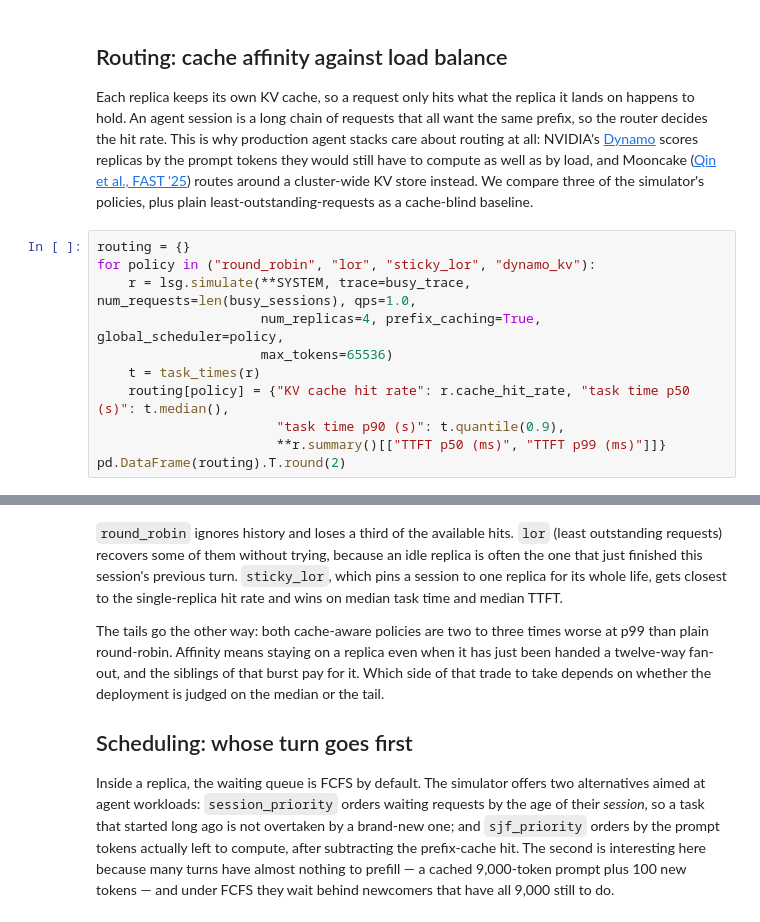
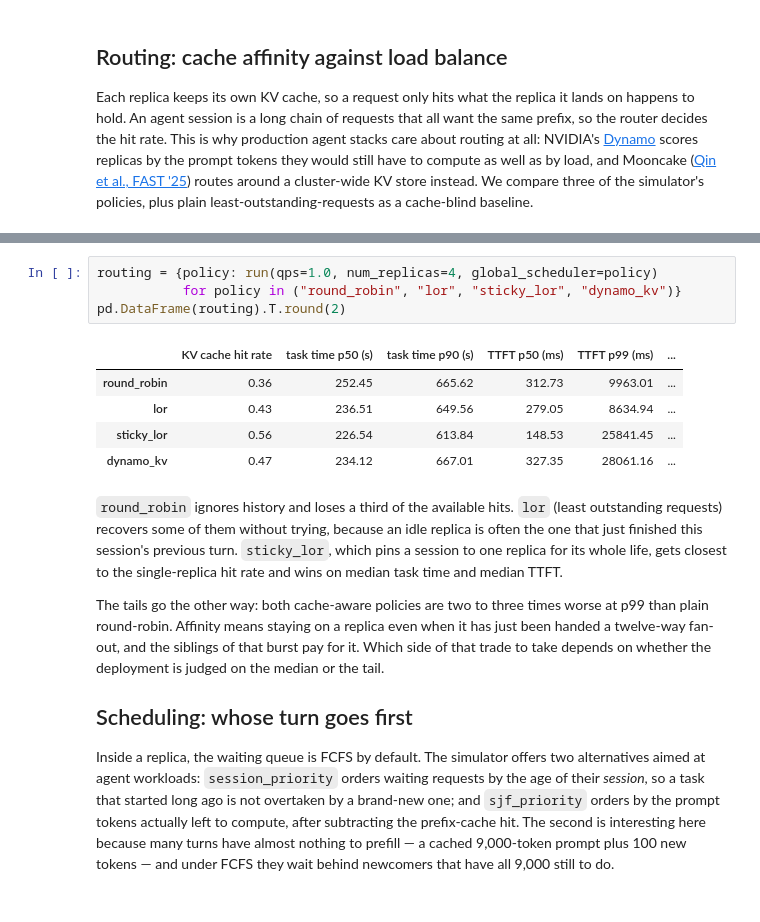
Before and after one commit to kwmaeng91/studying-llm-systems-without-gpus, a Jupyter notebook: docs/lectures/07-scheduling-agentic-workloads.ipynb, the cells around one changed output, grey strips where cells are left out. Saved outputs shown, nothing was run; the diff lists cells and outputs as text.

```diff
--- a/docs/lectures/07-scheduling-agentic-workloads.ipynb
+++ b/docs/lectures/07-scheduling-agentic-workloads.ipynb
@@ -73,14 +212,3 @@ tokens they would still have to compute as well as by load, and Mooncake
 ([Qin et al., FAST '25](https://arxiv.org/abs/2407.00079)) routes around a
 cluster-wide KV store instead. We compare three of the simulator's policies, plus
 plain least-outstanding-requests as a cache-blind baseline.
-# %%
-routing = {}
-for policy in ("round_robin", "lor", "sticky_lor", "dynamo_kv"):
-    r = lsg.simulate(**SYSTEM, trace=busy_trace, num_requests=len(busy_sessions), qps=1.0,
-                     num_replicas=4, prefix_caching=True, global_scheduler=policy,
-                     max_tokens=65536)
-    t = task_times(r)
-    routing[policy] = {"KV cache hit rate": r.cache_hit_rate, "task time p50 (s)": t.median(),
-                       "task time p90 (s)": t.quantile(0.9),
-                       **r.summary()[["TTFT p50 (ms)", "TTFT p99 (ms)"]]}
-pd.DataFrame(routing).T.round(2)
@@ -93,3 +215,13 @@ pd.DataFrame(routing).T.round(2)
+# %%
+routing = {policy: run(qps=1.0, num_replicas=4, global_scheduler=policy)
+           for policy in ("round_robin", "lor", "sticky_lor", "dynamo_kv")}
+pd.DataFrame(routing).T.round(2)
+# %% [output]
+|  | KV cache hit rate | task time p50 (s) | task time p90 (s) | TTFT p50 (ms) | TTFT p99 (ms) | ... |
+| round_robin | 0.36 | 252.45 | 665.62 | 312.73 | 9963.01 | ... |
+| lor | 0.43 | 236.51 | 649.56 | 279.05 | 8634.94 | ... |
+| sticky_lor | 0.56 | 226.54 | 613.84 | 148.53 | 25841.45 | ... |
+| dynamo_kv | 0.47 | 234.12 | 667.01 | 327.35 | 28061.16 | ... |
 # %% [markdown]
 `round_robin` ignores history and loses a third of the available hits. `lor`
 (least outstanding requests) recovers some of them without trying, because an
```
Also changed, not shown: parts of 13 cells of this notebook, 4 other files.
